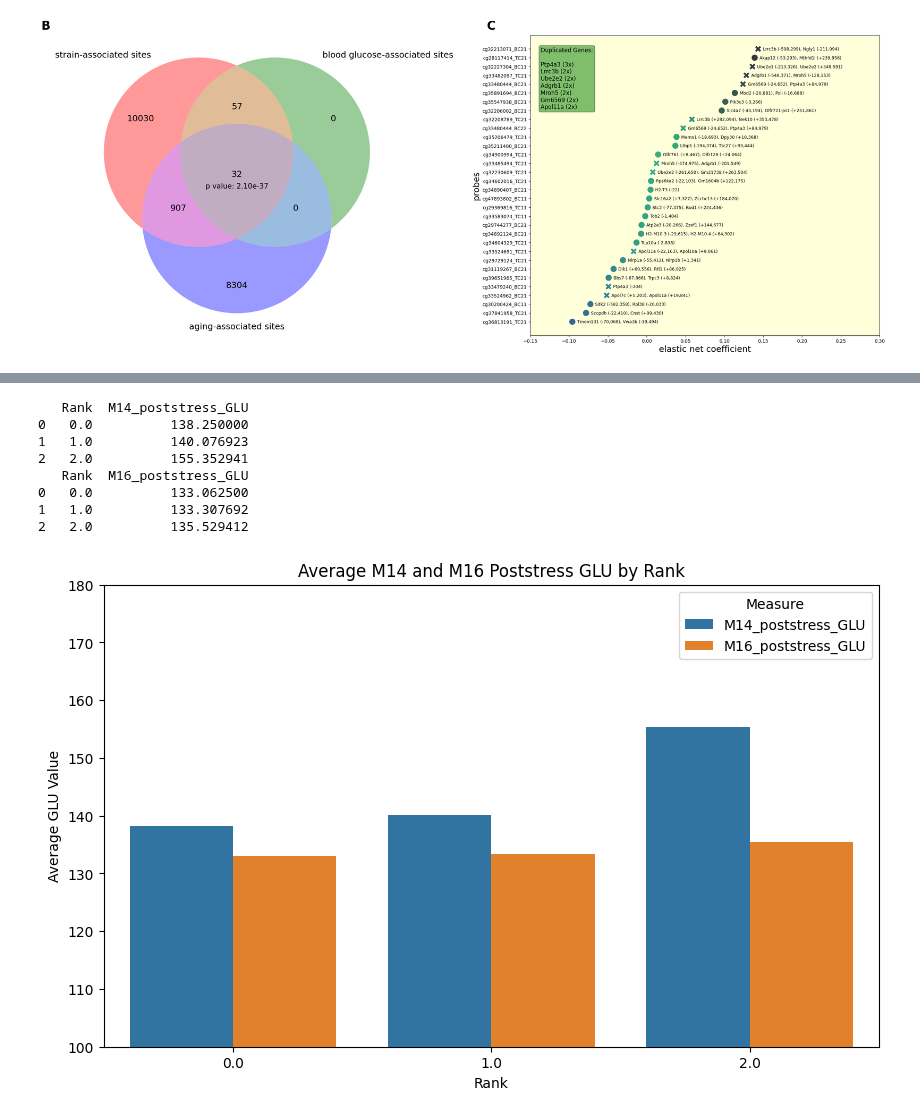
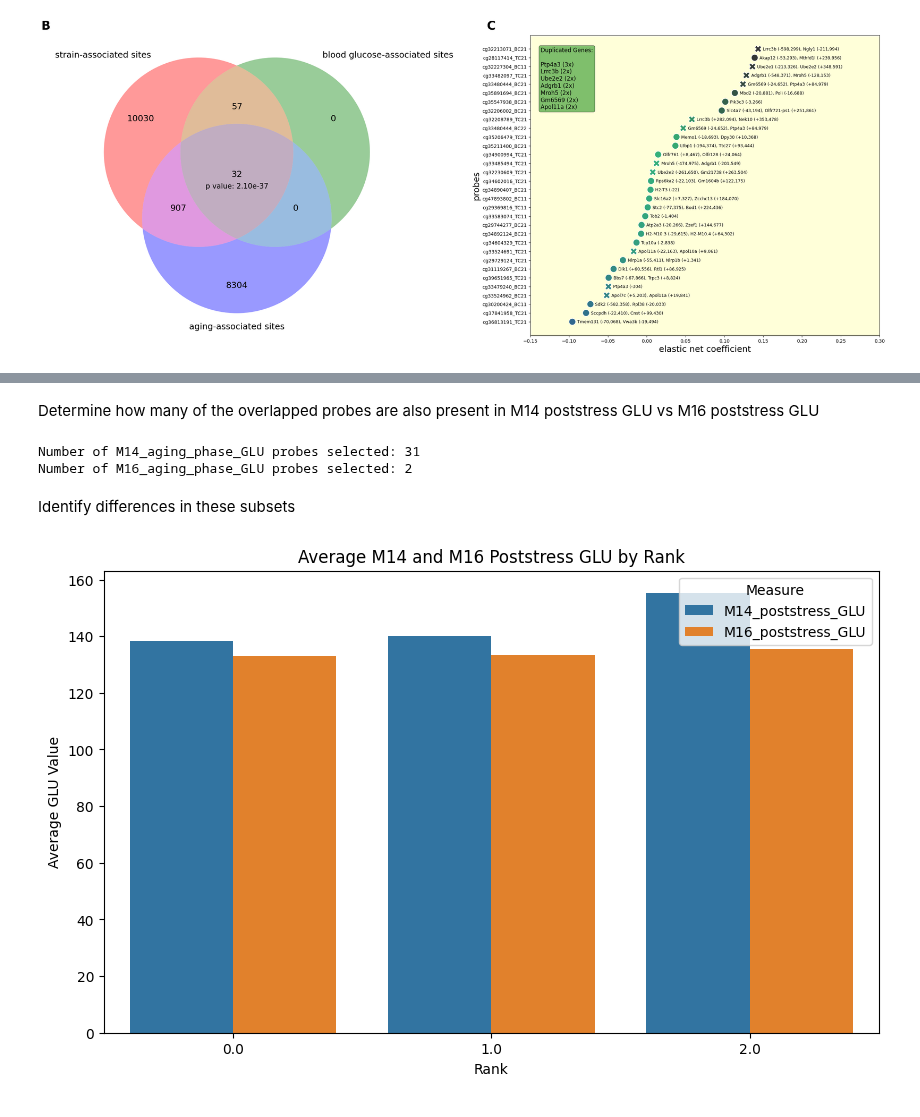
Before and after one commit to SamAndTheSun/CSS_healthspan_epigenetics, a Jupyter notebook: model_intersection_analysis.ipynb, the cells around one changed output, grey strips where cells are left out. Cells and saved outputs as stored; diff of their text form; code cells hidden in the pictures.

```diff
--- a/model_intersection_analysis.ipynb
+++ b/model_intersection_analysis.ipynb
@@ -285,58 +248,53 @@ all_probes_for_pca = all_probes_for_pca.dropna()
-# %%
-# Assuming 'all_info' is your original DataFrame and both 'Rank' and 'M14_poststress_GLU' are rows
-
-# Step 1: Transpose the DataFrame to make rows into columns
-transposed_info = all_info.T
-
-# Step 2: Calculate the average of 'M14_poststress_GLU' grouped by 'Rank'
-average_by_rank = transposed_info.groupby('Rank')['M14_poststress_GLU'].mean().reset_index()
-
-# Step 3: Display the result
-print(average_by_rank)
-average_by_rank = transposed_info.groupby('Rank')['M16_poststress_GLU'].mean().reset_index()
-print(average_by_rank)
-# %% [output]
-   Rank  M14_poststress_GLU
-0   0.0          138.250000
-1   1.0          140.076923
-2   2.0          155.352941
-   Rank  M16_poststress_GLU
-0   0.0          133.062500
-1   1.0          133.307692
-2   2.0          135.529412
+# %% [markdown]
+Determine how many of the overlapped probes are also present in M14 poststress GLU vs M16 poststress GLU
+# %%
+m14_glu = pinv_pvals['M14_aging_phase_GLU_pval'].apply(lambda x: np.nan if x > 0.01 else x)
+m14_glu = m14_glu.dropna()
+
+m16_glu = pinv_pvals['M16_aging_phase_GLU_pval'].apply(lambda x: np.nan if x > 0.01 else x)
+m16_glu = m16_glu.dropna()
+
+m14_selected = list(set(m14_glu.index) & set(glu_strain_age))
+m16_selected = list(set(m16_glu.index) & set(glu_strain_age))
+
+print(f'Number of M14_aging_phase_GLU probes selected: {len(m14_selected)}')
+print(f'Number of M16_aging_phase_GLU probes selected: {len(m16_selected)}')
+# %% [output]
+Number of M14_aging_phase_GLU probes selected: 31
+Number of M16_aging_phase_GLU probes selected: 2
+# %% [markdown]
+Identify differences in these subsets
 # %%
 # Step 1: Transpose the DataFrame to make rows into columns
 transposed_info = all_info.T
 
 # Step 2: Reset the index of the transposed DataFrame to treat 'Rank' as a column
 transposed_info.reset_index(inplace=True)
 
 # Step 3: Calculate the average of 'M14_poststress_GLU' grouped by 'Rank'
 average_by_rank = transposed_info.groupby('Rank')['M14_poststress_GLU'].mean().reset_index()
 
 # Step 4: Calculate the average of 'M16_poststress_GLU' grouped by 'Rank'
 average_by_rank_M16 = transposed_info.groupby('Rank')['M16_poststress_GLU'].mean().reset_index()
 
 # Step 5: Combine the average values into a single DataFrame
 combined_avg = pd.merge(average_by_rank, average_by_rank_M16, on='Rank', suffixes=('_M14', '_M16'))
 
 # Step 6: Melt the DataFrame to make it suitable for a barplot
 melted_avg = combined_avg.melt(id_vars='Rank', value_vars=['M14_poststress_GLU', 'M16_poststress_GLU'],
                                var_name='Measure', value_name='Average')
 
 # Step 7: Create a bar plot
 plt.figure(figsize=(10, 6))
 sns.barplot(data=melted_avg, x='Rank', y='Average', hue='Measure')
 
 # Step 8: Customize the plot (optional)
 plt.title('Average M14 and M16 Poststress GLU by Rank')
 plt.xlabel('Rank')
 plt.ylabel('Average GLU Value')
 plt.legend(title='Measure')
 
-plt.ylim([100, 180])
-
 # Step 9: Display the plot
 plt.show()
 # %% [output]
-[figure, old version]
+[figure, new version]
```
Also changed, not shown: parts of 6 cells of this notebook.
